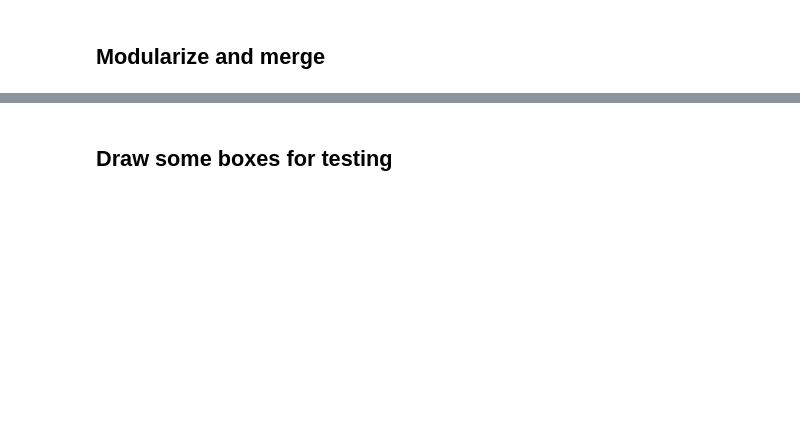
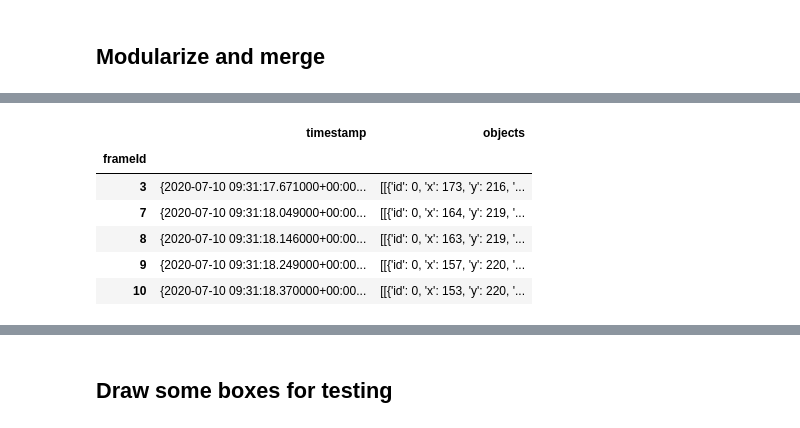
Before and after one commit to technologiestiftung/otc-toolkit, a Jupyter notebook: recording/OTC_Analysis_and_Detection_WIP.ipynb, the cells around one changed output, grey strips where cells are left out. Saved outputs shown, nothing was run; the diff lists cells and outputs as text; code cells hidden in the pictures; blank space fills up the shorter version.

```diff
--- a/recording/OTC_Analysis_and_Detection_WIP.ipynb
+++ b/recording/OTC_Analysis_and_Detection_WIP.ipynb
@@ -85,2 +269,12 @@ df.loc[starting_index:].reset_index()
+# %%
+frames.head()
+# %% [output]
+|  | timestamp | objects |
+| frameId |  |  |
+| 3 | {2020-07-10 09:31:17.671000+00:00... | [[{'id': 0, 'x': 173, 'y': 216, '... |
+| 7 | {2020-07-10 09:31:18.049000+00:00... | [[{'id': 0, 'x': 164, 'y': 219, '... |
+| 8 | {2020-07-10 09:31:18.146000+00:00... | [[{'id': 0, 'x': 163, 'y': 219, '... |
+| 9 | {2020-07-10 09:31:18.249000+00:00... | [[{'id': 0, 'x': 157, 'y': 220, '... |
+| 10 | {2020-07-10 09:31:18.370000+00:00... | [[{'id': 0, 'x': 153, 'y': 220, '... |
 # %%
 merged = merge(df.loc[starting_index:].reset_index())
```
Also changed, not shown: parts of 46 cells of this notebook, 6 other files.
